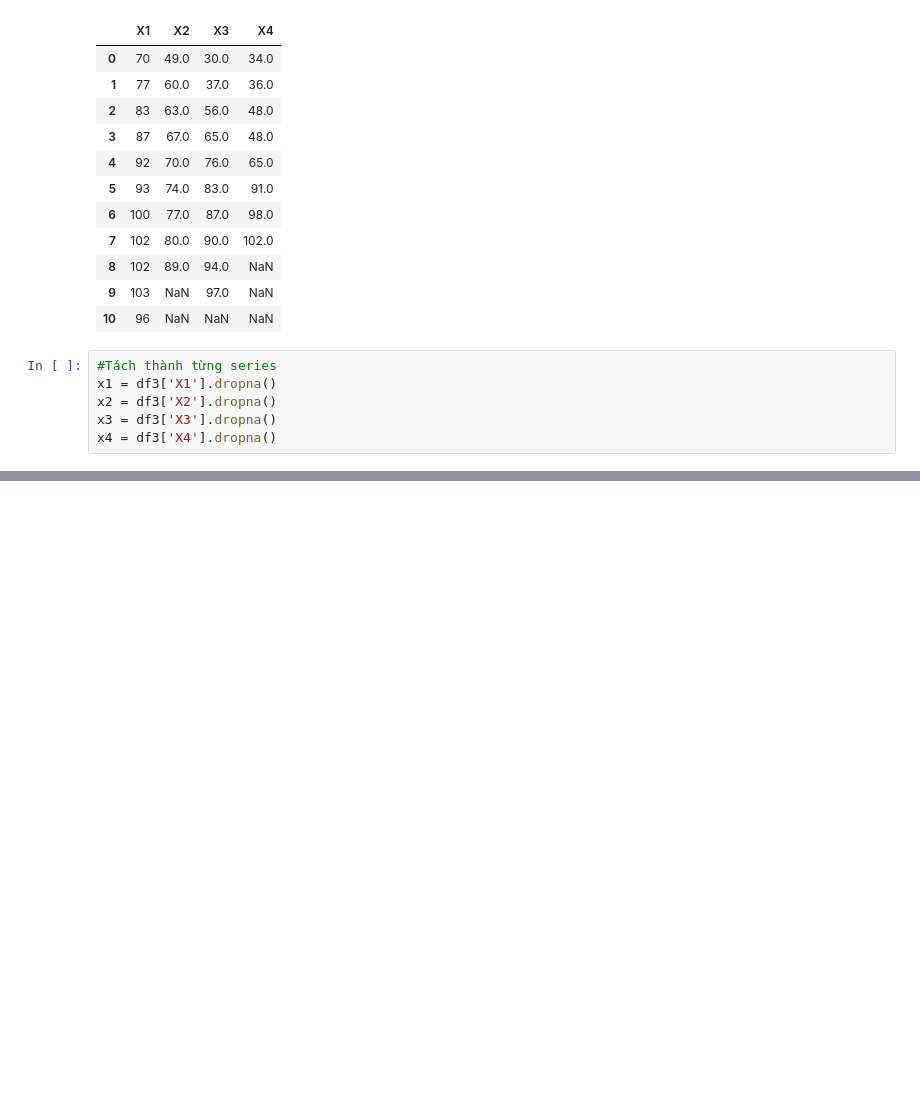
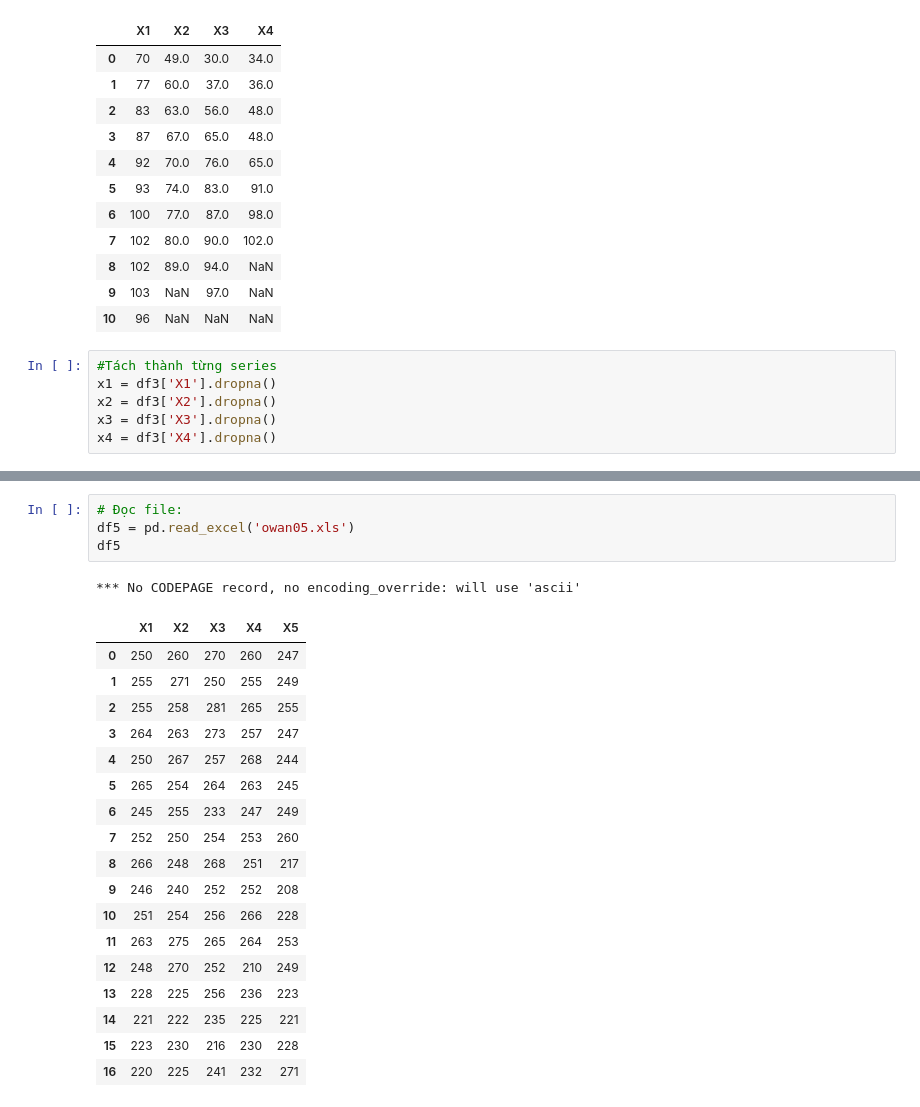
Before and after one commit to congltk1234/NhapMonKHDL, a Jupyter notebook: ANOVAoneway/bai_tap_phan_tich_anova_1_chieu.ipynb, the cells around one changed output, grey strips where cells are left out. Saved outputs shown, nothing was run; the diff lists cells and outputs as text; blank space fills up the shorter version.

```diff
--- a/ANOVAoneway/bai_tap_phan_tich_anova_1_chieu.ipynb
+++ b/ANOVAoneway/bai_tap_phan_tich_anova_1_chieu.ipynb
@@ -421,0 +618,24 @@ Không thể bác bỏ giả thiết H0: Phân phối của dữ liệu là chu
+# %%
+# Đọc file:
+df5 = pd.read_excel('owan05.xls')
+df5
+# %% [output]
+*** No CODEPAGE record, no encoding_override: will use 'ascii'
+|  | X1 | X2 | X3 | X4 | X5 |
+| 0 | 250 | 260 | 270 | 260 | 247 |
+| 1 | 255 | 271 | 250 | 255 | 249 |
+| 2 | 255 | 258 | 281 | 265 | 255 |
+| 3 | 264 | 263 | 273 | 257 | 247 |
+| 4 | 250 | 267 | 257 | 268 | 244 |
+| 5 | 265 | 254 | 264 | 263 | 245 |
+| 6 | 245 | 255 | 233 | 247 | 249 |
+| 7 | 252 | 250 | 254 | 253 | 260 |
+| 8 | 266 | 248 | 268 | 251 | 217 |
+| 9 | 246 | 240 | 252 | 252 | 208 |
+| 10 | 251 | 254 | 256 | 266 | 228 |
+| 11 | 263 | 275 | 265 | 264 | 253 |
+| 12 | 248 | 270 | 252 | 210 | 249 |
+| 13 | 228 | 225 | 256 | 236 | 223 |
+| 14 | 221 | 222 | 235 | 225 | 221 |
+| 15 | 223 | 230 | 216 | 230 | 228 |
+| 16 | 220 | 225 | 241 | 232 | 271 |
```
Also changed, not shown: parts of 28 cells of this notebook.
